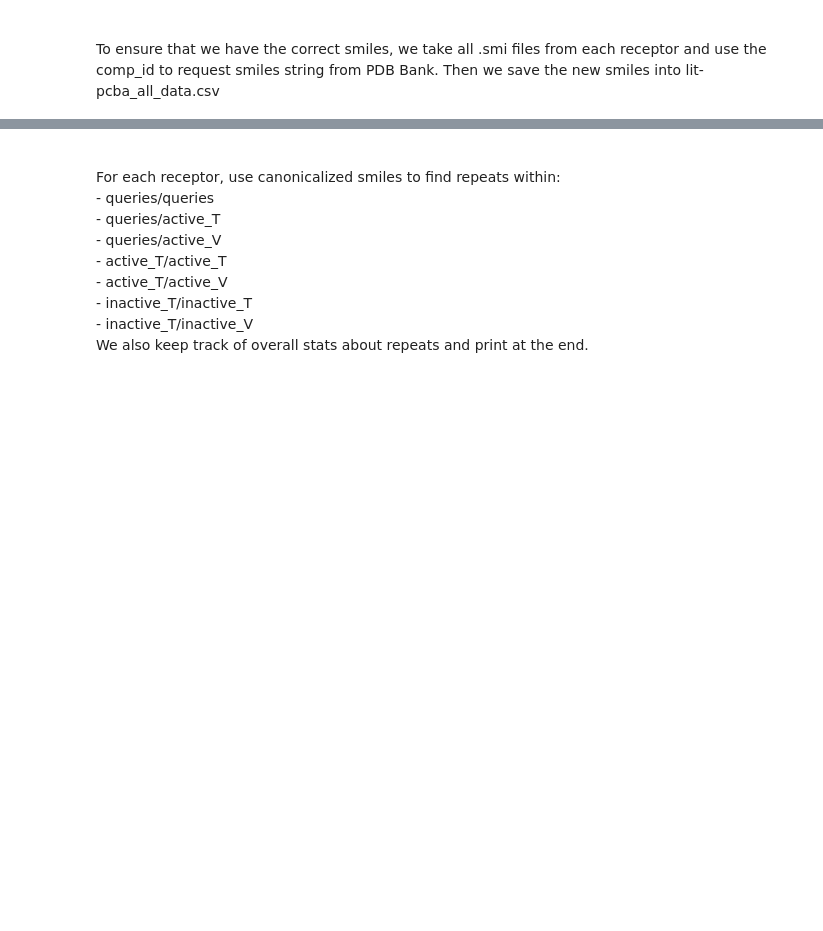
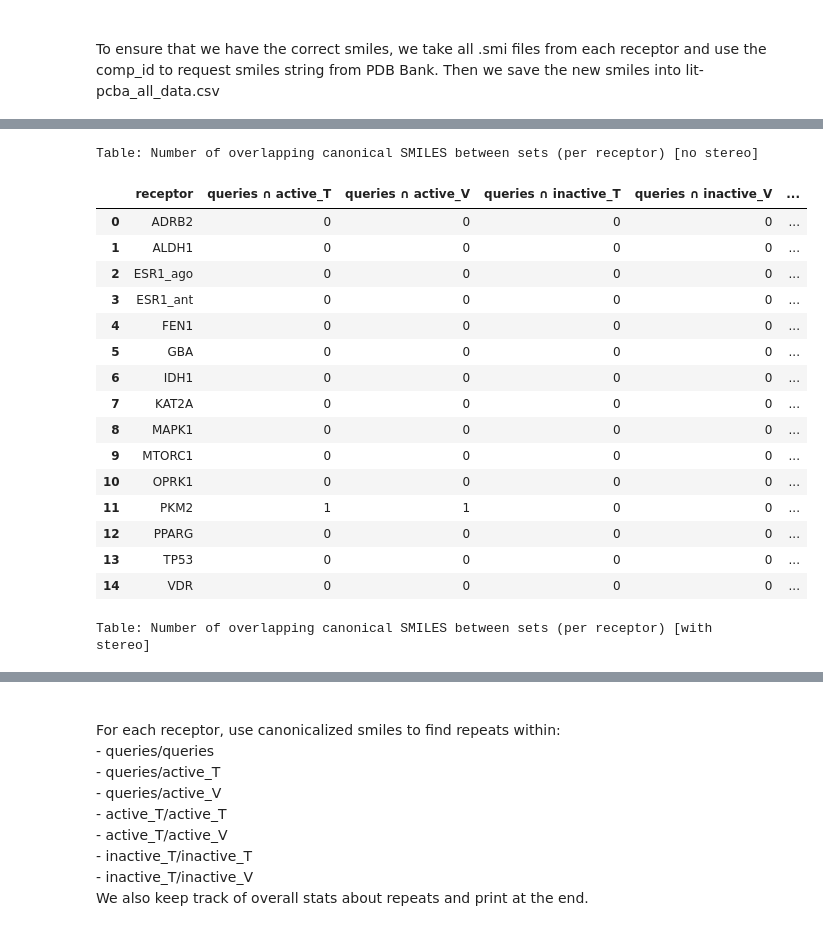
Before and after one commit to sievestack/lit-pcba-audit, a Jupyter notebook: lit-pcba.ipynb, the cells around one changed output, grey strips where cells are left out. Drawn from its saved outputs; the diff is of its cells as text; code cells hidden in the pictures; blank space fills up the shorter version.

```diff
--- a/lit-pcba.ipynb
+++ b/lit-pcba.ipynb
@@ -264,0 +526,74 @@ Processed 2000000 / 2652106
+# %%
+import itertools
+
+group_names = ["queries", "active_T", "active_V", "inactive_T", "inactive_V"]
+
+# Dataframes for overlap counts (no stereo and with stereo)
+rows_no_stereo = []
+rows_stereo = []
+
+for receptor in receptor_names:
+    sub = df[df["receptor"] == receptor].copy()
+    sub["group"] = sub["type"].replace({"query": "queries"})
+
+    queries = sub[sub["group"] == "queries"]
+    active_T = sub[sub["group"] == "active_T"]
+    active_V = sub[sub["group"] == "active_V"]
+    inactive_T = sub[sub["group"] == "inactive_T"]
+    inactive_V = sub[sub["group"] == "inactive_V"]
+
+    # Build sets for intersections
+    sets_no_stereo = {
+        "queries": set(queries["canonical_smiles_no_stereo"].dropna()),
+        "active_T": set(active_T["canonical_smiles_no_stereo"].dropna()),
+        "active_V": set(active_V["canonical_smiles_no_stereo"].dropna()),
+        "inactive_T": set(inactive_T["canonical_smiles_no_stereo"].dropna()),
+        "inactive_V": set(inactive_V["canonical_smiles_no_stereo"].dropna()),
+    }
+    sets_stereo = {
+        "queries": set(queries["canonical_smiles_with_stereo"].dropna()),
+        "active_T": set(active_T["canonical_smiles_with_stereo"].dropna()),
+        "active_V": set(active_V["canonical_smiles_with_stereo"].dropna()),
+        "inactive_T": set(inactive_T["canonical_smiles_with_stereo"].dropna()),
+        "inactive_V": set(inactive_V["canonical_smiles_with_stereo"].dropna()),
+    }
+
+    row_no_stereo = {"receptor": receptor}
+    row_stereo = {"receptor": receptor}
+
+    for g1, g2 in itertools.combinations(group_names, 2):
+        key = f"{g1} ∩ {g2}"
+        row_no_stereo[key] = len(sets_no_stereo[g1] & sets_no_stereo[g2])
+        row_stereo[key] = len(sets_stereo[g1] & sets_stereo[g2])
+
+    rows_no_stereo.append(row_no_stereo)
+    rows_stereo.append(row_stereo)
+
+# Display DataFrame for no stereo
+print("Table: Number of overlapping canonical SMILES between sets (per receptor) [no stereo]")
+receptor_summary_no_stereo_df = pd.DataFrame(rows_no_stereo)
+display(receptor_summary_no_stereo_df)
+
+# Display DataFrame for with stereo
+print("Table: Number of overlapping canonical SMILES between sets (per receptor) [with stereo]")
+receptor_summary_stereo_df = pd.DataFrame(rows_stereo)
+display(receptor_summary_stereo_df)
+# %% [output]
+Table: Number of overlapping canonical SMILES between sets (per receptor) [no stereo]
+|  | receptor | queries ∩ active_T | queries ∩ active_V | queries ∩ inactive_T | queries ∩ inactive_V | ... |
+| 0 | ADRB2 | 0 | 0 | 0 | 0 | ... |
+| 1 | ALDH1 | 0 | 0 | 0 | 0 | ... |
+| 2 | ESR1_ago | 0 | 0 | 0 | 0 | ... |
+| 3 | ESR1_ant | 0 | 0 | 0 | 0 | ... |
+| 4 | FEN1 | 0 | 0 | 0 | 0 | ... |
+| 5 | GBA | 0 | 0 | 0 | 0 | ... |
+| 6 | IDH1 | 0 | 0 | 0 | 0 | ... |
+| 7 | KAT2A | 0 | 0 | 0 | 0 | ... |
+| 8 | MAPK1 | 0 | 0 | 0 | 0 | ... |
+| 9 | MTORC1 | 0 | 0 | 0 | 0 | ... |
+| 10 | OPRK1 | 0 | 0 | 0 | 0 | ... |
+| 11 | PKM2 | 1 | 1 | 0 | 0 | ... |
+| 12 | PPARG | 0 | 0 | 0 | 0 | ... |
+| 13 | TP53 | 0 | 0 | 0 | 0 | ... |
+| 14 | VDR | 0 | 0 | 0 | 0 | ... |
+Table: Number of overlapping canonical SMILES between sets (per receptor) [with stereo]
```
Also changed, not shown: parts of 15 cells of this notebook, 1 other file.
